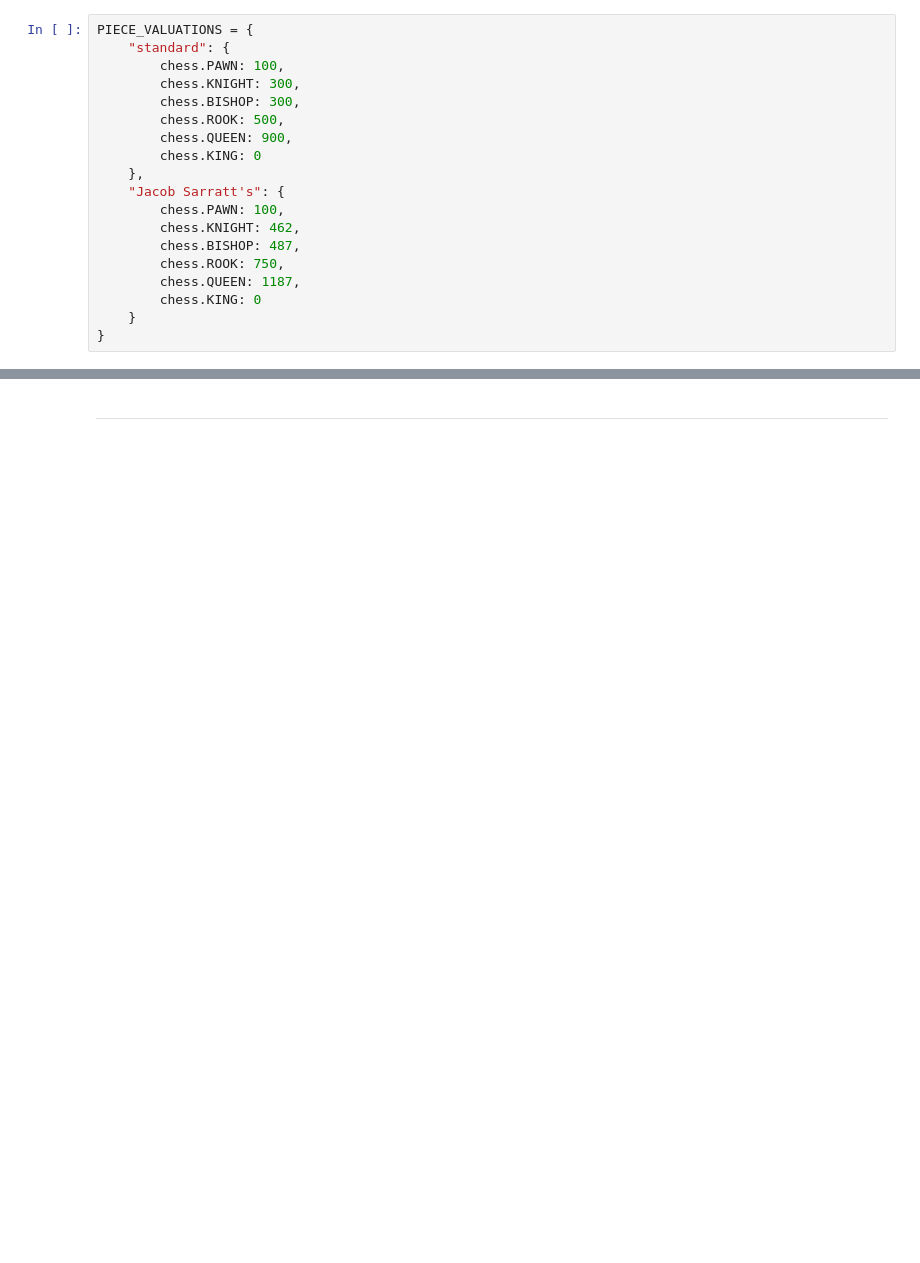
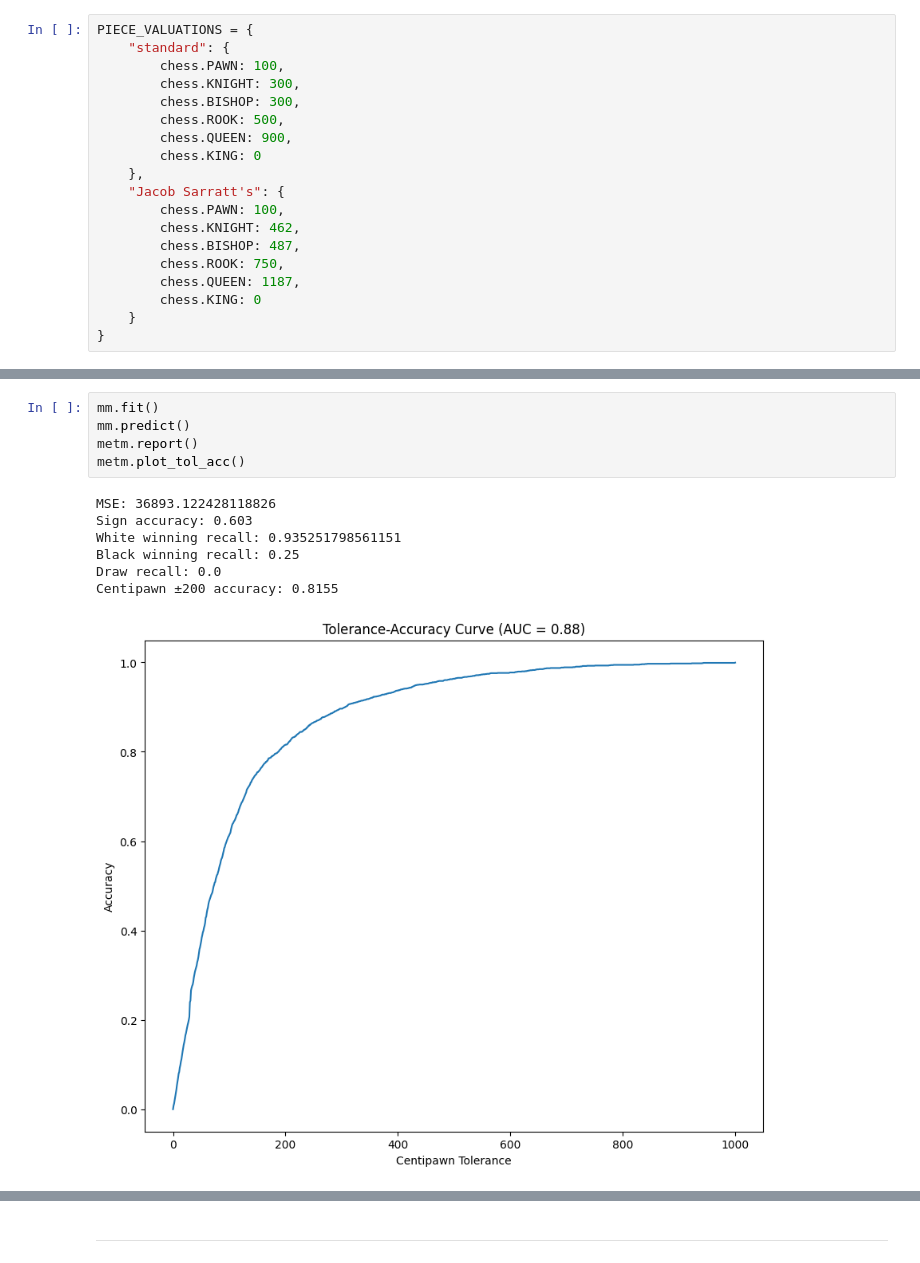
Before and after one commit to NatanSisoev/Chess-ML-Evaluator, a Jupyter notebook: main.ipynb, the cells around one changed output, grey strips where cells are left out. Cells and saved outputs as stored; diff of their text form; blank space fills up the shorter version.

```diff
--- a/main.ipynb
+++ b/main.ipynb
@@ -398,0 +514,13 @@ plt.show()
+# %%
+mm.fit()
+mm.predict()
+metm.report()
+metm.plot_tol_acc()
+# %% [output]
+MSE: 36893.122428118826
+Sign accuracy: 0.603
+White winning recall: 0.935251798561151
+Black winning recall: 0.25
+Draw recall: 0.0
+Centipawn ±200 accuracy: 0.8155
+[figure, added]
```
Also changed, not shown: parts of 79 cells of this notebook, 1 other file.
